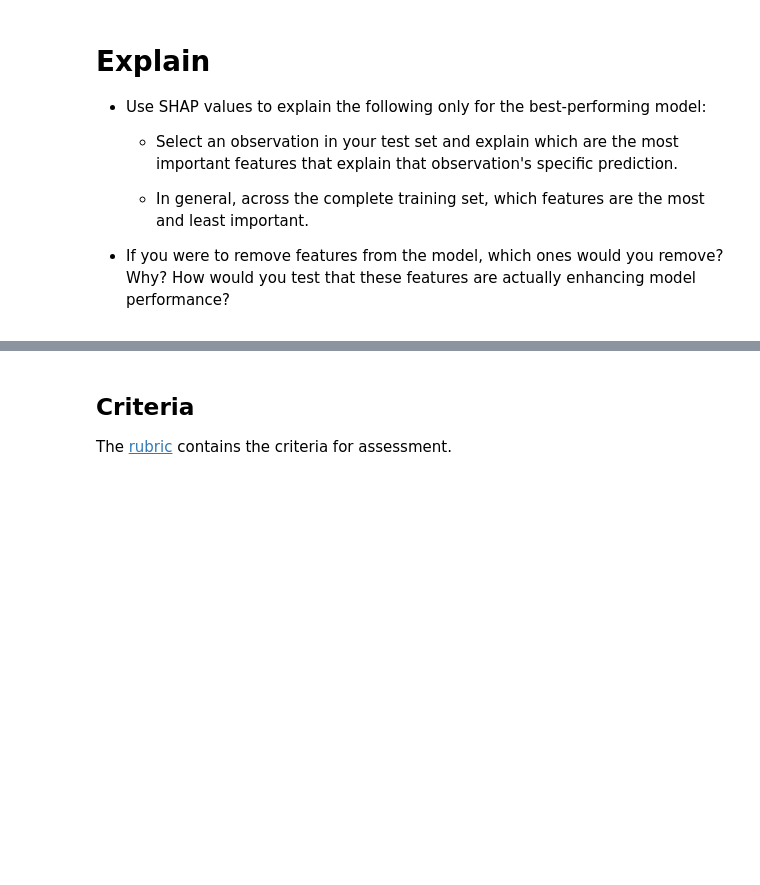
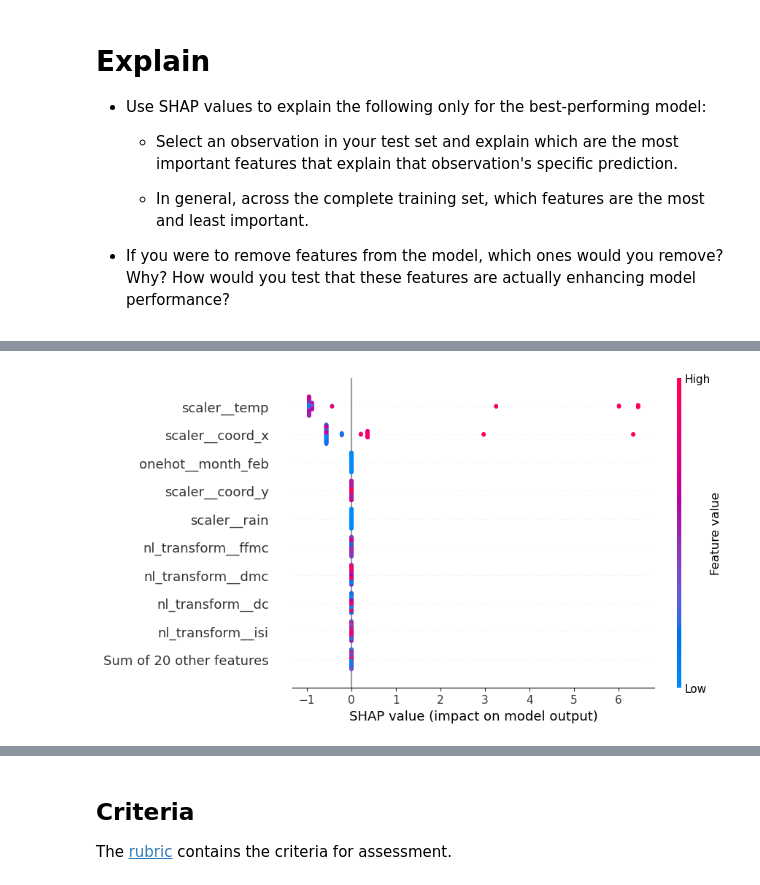
Before and after one commit to slathwal/production, a Jupyter notebook: 02_activities/assignments/assignment_2.ipynb, the cells around one changed output, grey strips where cells are left out. Drawn from its saved outputs; the diff is of its cells as text; code cells hidden in the pictures; blank space fills up the shorter version.

```diff
--- a/02_activities/assignments/assignment_2.ipynb
+++ b/02_activities/assignments/assignment_2.ipynb
@@ -815,0 +861,5 @@ with open(filename, 'wb') as file:
+# %%
+# Look at feature importance for the entire test set with a beeswarm plot
+shap.plots.beeswarm(shap_values)
+# %% [output]
+[figure, added]
```
Also changed, not shown: parts of 6 cells of this notebook.
